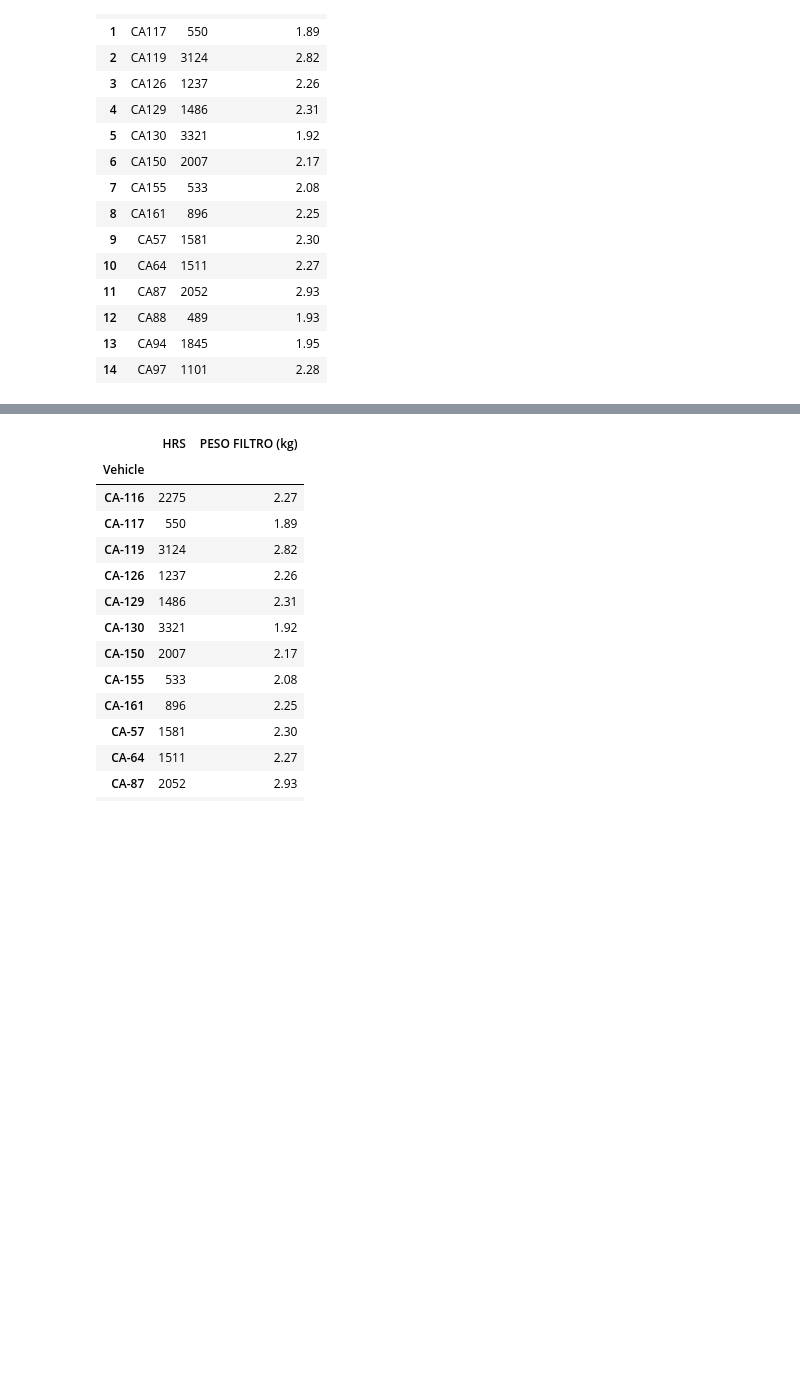
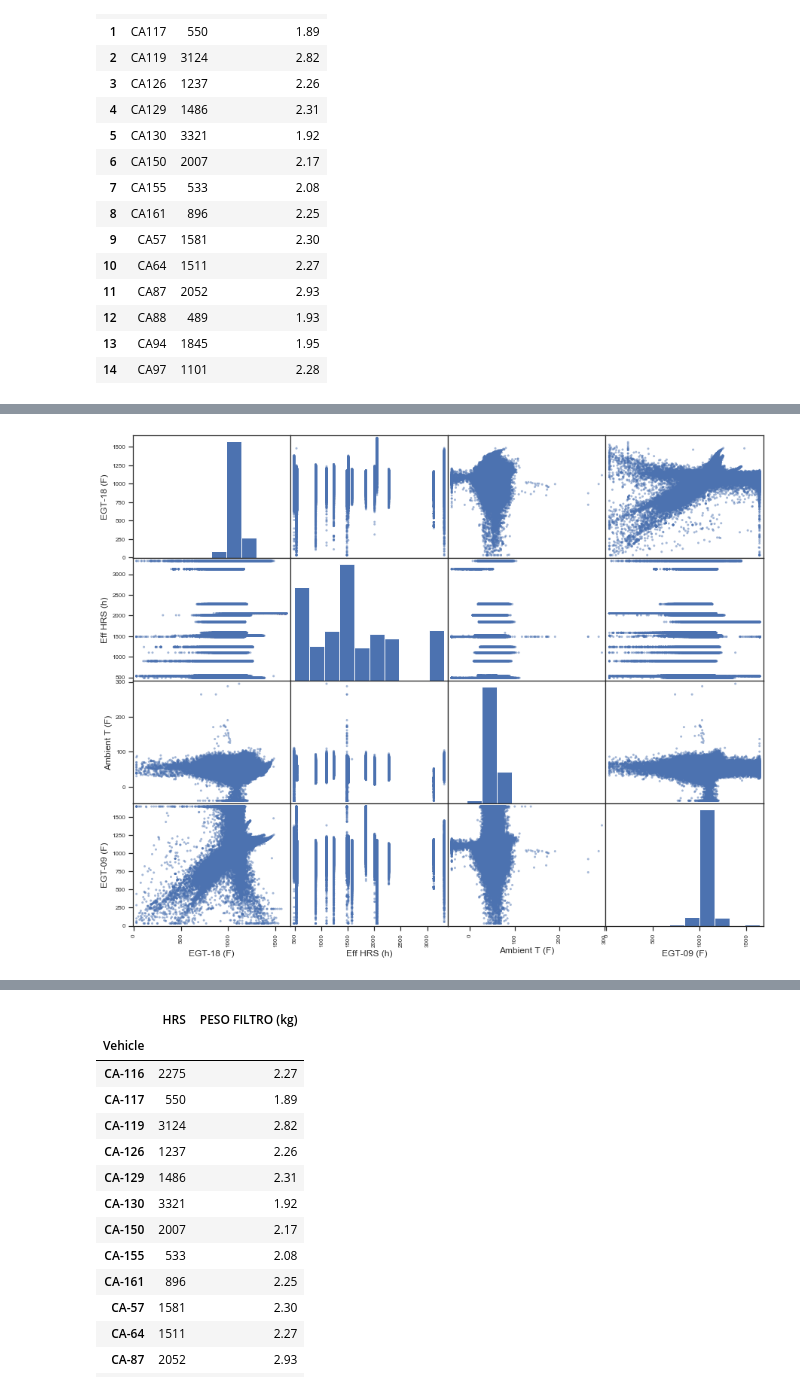
Before and after one commit to ddiazal/PredictiveMaintenance, a Jupyter notebook: filtersAnalysis.ipynb, the cells around one changed output, grey strips where cells are left out. Saved outputs shown, nothing was run; the diff lists cells and outputs as text; code cells hidden in the pictures; blank space fills up the shorter version.

Commit message:
Applying correlation and scatter matrix

```diff
--- a/filtersAnalysis.ipynb
+++ b/filtersAnalysis.ipynb
@@ -239,0 +274,4 @@ df
+# %%
+filt_df_F["Eff HRS (h)"] = effhours
+filt_df_F["Filter Mass (kg)"] = filtweights
+filt_df_F.head()
@@ -239,0 +315,5 @@ df
+# %%
+attributes = ["EGT-18 (F)", "Eff HRS (h)", "Ambient T (F)", "EGT-09 (F)"]
+%time scatter_matrix(filt_df_F[attributes], figsize=(15,12))
+plt.show()
+# %% [output]
@@ -240 +321,2 @@ df
+[figure, added]
 # %%
```
Also changed, not shown: parts of 17 cells of this notebook.
